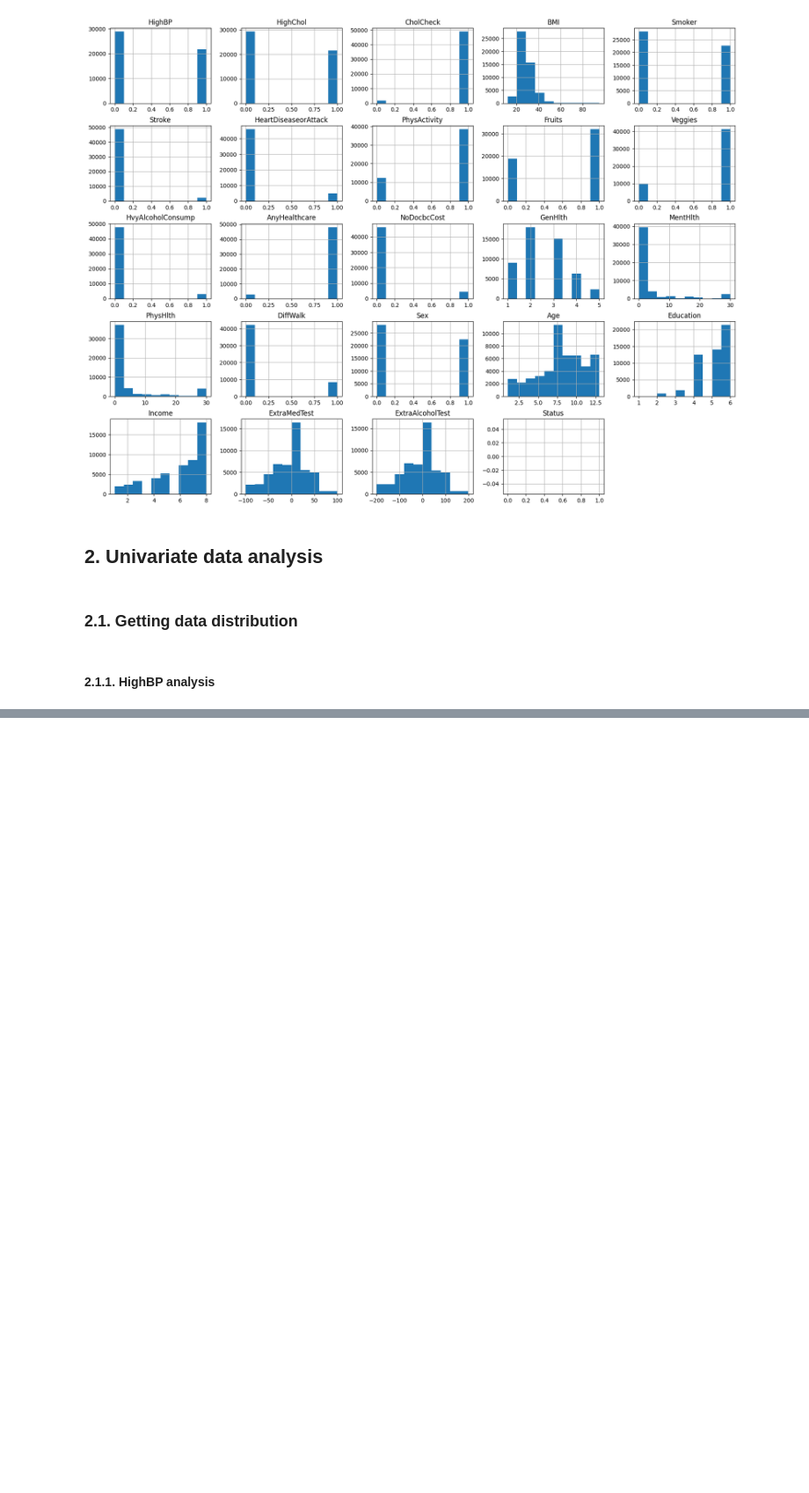
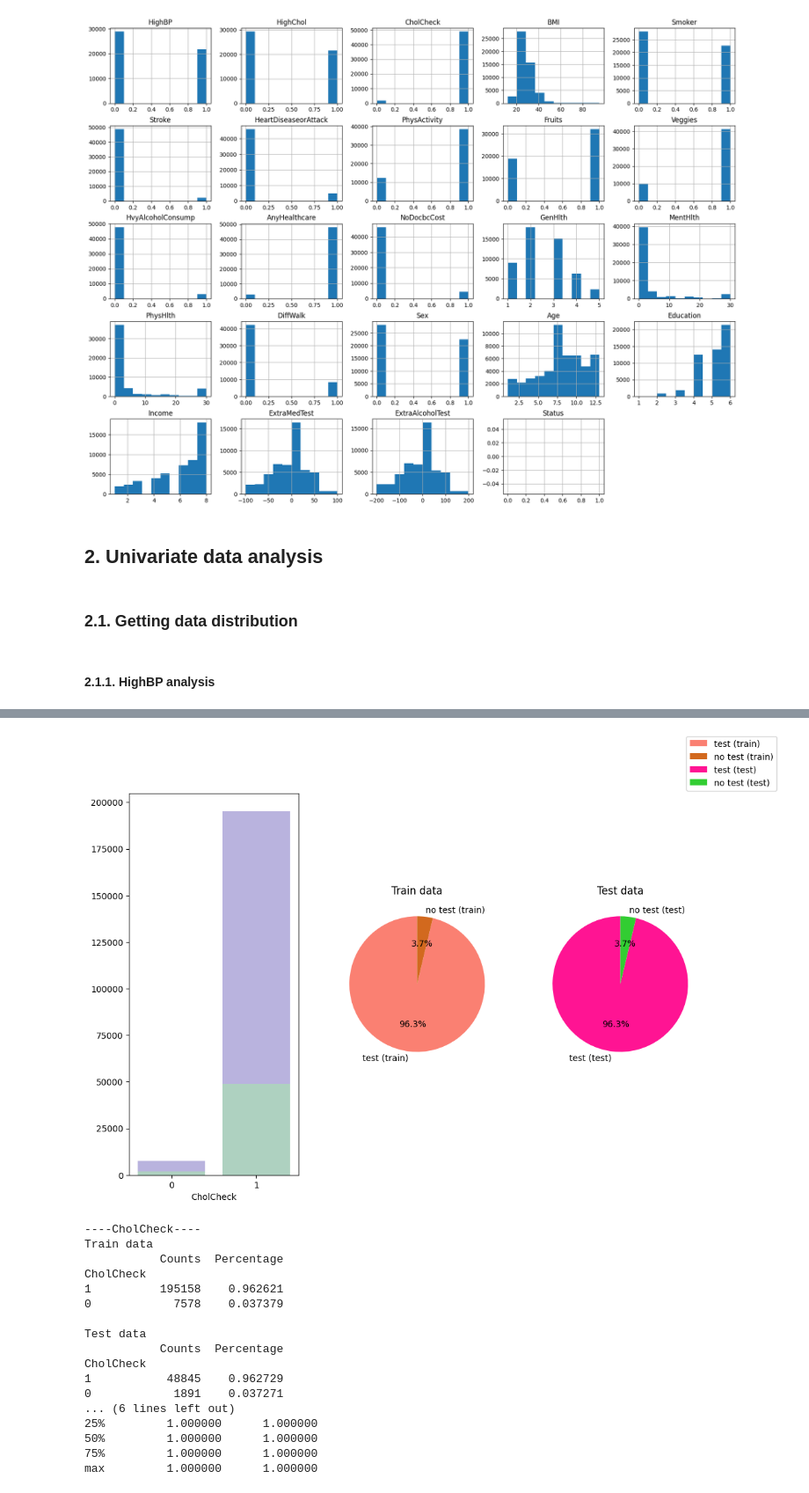
Before and after one commit to polarbear0701/ML-Individual-1, a Jupyter notebook: EDA.ipynb, the cells around one changed output, grey strips where cells are left out. Shown at 88% size. Cells and saved outputs as stored; diff of their text form; code cells hidden in the pictures; blank space fills up the shorter version.

```diff
--- a/EDA.ipynb
+++ b/EDA.ipynb
@@ -287,0 +381,22 @@ sns.barplot(x=data_model['HighBP'].value_counts().index, y=data_model['HighBP'].
+# %%
+uni_cat_plot('CholCheck', ['test', 'no test'])
+uni_stat_summary(column='CholCheck')
+# %% [output]
+[figure, added]
+----CholCheck----
+Train data
+           Counts  Percentage
+CholCheck
+1          195158    0.962621
+0            7578    0.037379
+
+Test data
+           Counts  Percentage
+CholCheck
+1           48845    0.962729
+0            1891    0.037271
+... (6 lines left out)
+25%         1.000000      1.000000
+50%         1.000000      1.000000
+75%         1.000000      1.000000
+max         1.000000      1.000000
```
Also changed, not shown: parts of 46 cells of this notebook.
